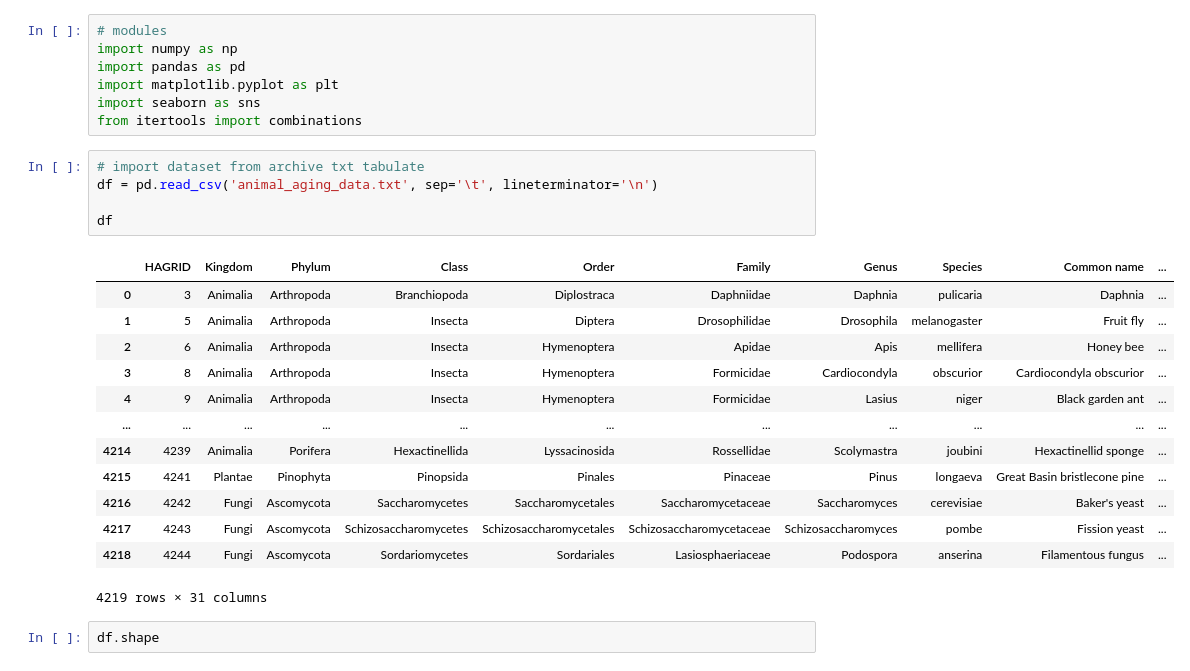
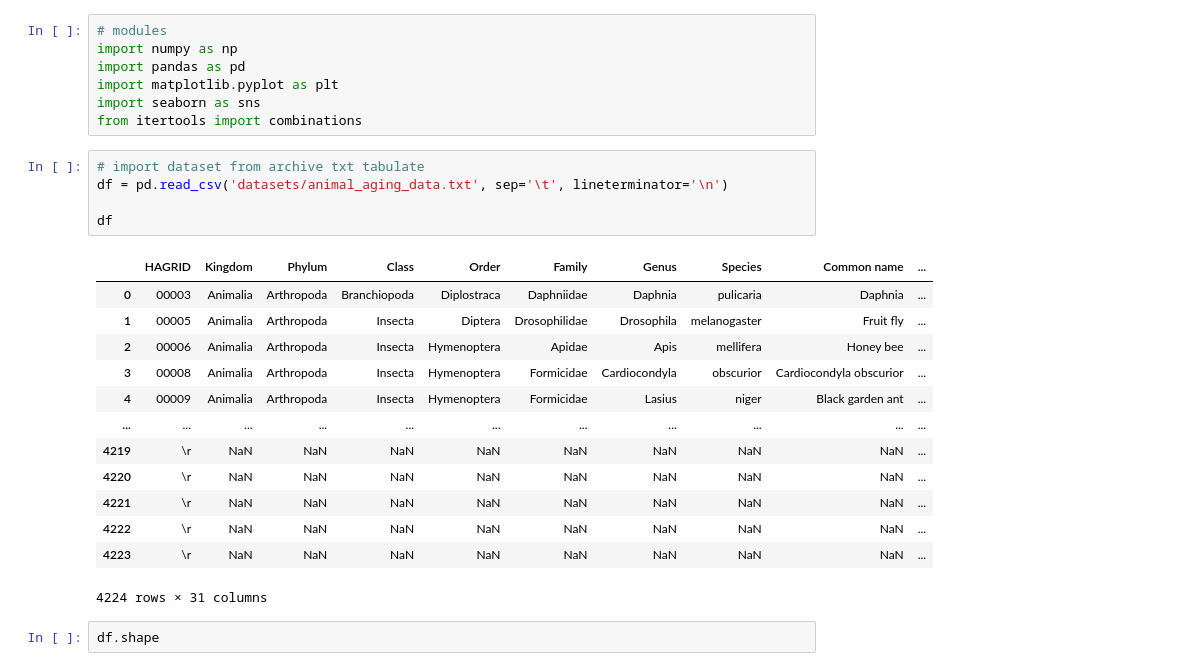
Before and after one commit to caroperez/Statistical_studies, a Jupyter notebook: Animals aging and longetivity.ipynb, the cells around one changed output. Saved outputs shown, nothing was run; the diff lists cells and outputs as text.

```diff
--- a/Animals aging and longetivity.ipynb
+++ b/Animals aging and longetivity.ipynb
@@ -7,23 +7,23 @@ import seaborn as sns
 from itertools import combinations
 # %%
 # import dataset from archive txt tabulate
-df = pd.read_csv('animal_aging_data.txt', sep='\t', lineterminator='\n')
+df = pd.read_csv('datasets/animal_aging_data.txt', sep='\t', lineterminator='\n')
 
 df
 # %% [output]
 |  | HAGRID | Kingdom | Phylum | Class | Order | Family | Genus | Species | Common name | ... |
-| 0 | 3 | Animalia | Arthropoda | Branchiopoda | Diplostraca | Daphniidae | Daphnia | pulicaria | Daphnia | ... |
-| 1 | 5 | Animalia | Arthropoda | Insecta | Diptera | Drosophilidae | Drosophila | melanogaster | Fruit fly | ... |
-| 2 | 6 | Animalia | Arthropoda | Insecta | Hymenoptera | Apidae | Apis | mellifera | Honey bee | ... |
-| 3 | 8 | Animalia | Arthropoda | Insecta | Hymenoptera | Formicidae | Cardiocondyla | obscurior | Cardiocondyla obscurior | ... |
-| 4 | 9 | Animalia | Arthropoda | Insecta | Hymenoptera | Formicidae | Lasius | niger | Black garden ant | ... |
+| 0 | 00003 | Animalia | Arthropoda | Branchiopoda | Diplostraca | Daphniidae | Daphnia | pulicaria | Daphnia | ... |
+| 1 | 00005 | Animalia | Arthropoda | Insecta | Diptera | Drosophilidae | Drosophila | melanogaster | Fruit fly | ... |
+| 2 | 00006 | Animalia | Arthropoda | Insecta | Hymenoptera | Apidae | Apis | mellifera | Honey bee | ... |
+| 3 | 00008 | Animalia | Arthropoda | Insecta | Hymenoptera | Formicidae | Cardiocondyla | obscurior | Cardiocondyla obscurior | ... |
+| 4 | 00009 | Animalia | Arthropoda | Insecta | Hymenoptera | Formicidae | Lasius | niger | Black garden ant | ... |
 | ... | ... | ... | ... | ... | ... | ... | ... | ... | ... | ... |
-| 4214 | 4239 | Animalia | Porifera | Hexactinellida | Lyssacinosida | Rossellidae | Scolymastra | joubini | Hexactinellid sponge | ... |
-| 4215 | 4241 | Plantae | Pinophyta | Pinopsida | Pinales | Pinaceae | Pinus | longaeva | Great Basin bristlecone pine | ... |
-| 4216 | 4242 | Fungi | Ascomycota | Saccharomycetes | Saccharomycetales | Saccharomycetaceae | Saccharomyces | cerevisiae | Baker's yeast | ... |
-| 4217 | 4243 | Fungi | Ascomycota | Schizosaccharomycetes | Schizosaccharomycetales | Schizosaccharomycetaceae | Schizosaccharomyces | pombe | Fission yeast | ... |
-| 4218 | 4244 | Fungi | Ascomycota | Sordariomycetes | Sordariales | Lasiosphaeriaceae | Podospora | anserina | Filamentous fungus | ... |
+| 4219 | \r | NaN | NaN | NaN | NaN | NaN | NaN | NaN | NaN | ... |
+| 4220 | \r | NaN | NaN | NaN | NaN | NaN | NaN | NaN | NaN | ... |
+| 4221 | \r | NaN | NaN | NaN | NaN | NaN | NaN | NaN | NaN | ... |
+| 4222 | \r | NaN | NaN | NaN | NaN | NaN | NaN | NaN | NaN | ... |
+| 4223 | \r | NaN | NaN | NaN | NaN | NaN | NaN | NaN | NaN | ... |
-4219 rows × 31 columns
+4224 rows × 31 columns
 # %%
 df.shape
 # %% [output]
```
